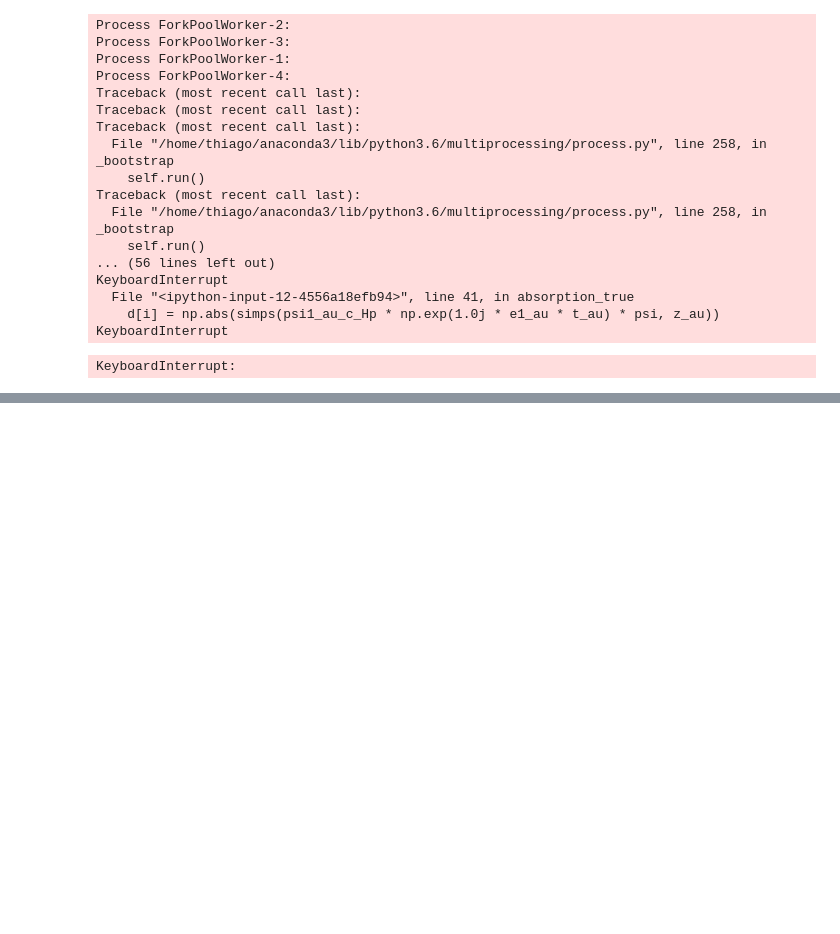
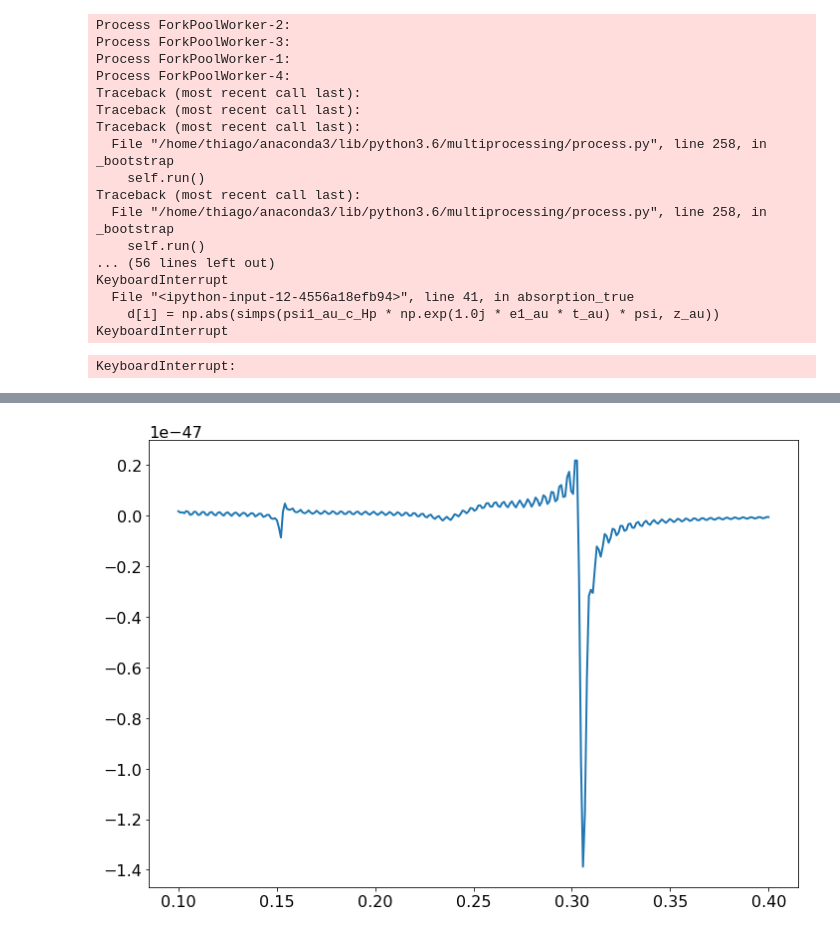
Before and after one commit to thiagolcmelo/msc, a Jupyter notebook: poco-quantico-com-barreiras.ipynb, the cells around one changed output, grey strips where cells are left out. Cells and saved outputs as stored; diff of their text form; code cells hidden in the pictures; blank space fills up the shorter version.

```diff
--- a/poco-quantico-com-barreiras.ipynb
+++ b/poco-quantico-com-barreiras.ipynb
@@ -744,0 +765,6 @@ KeyboardInterrupt:
+# %%
+loads1 = np.load("absorption_2_cos.npz")
+plt.plot(loads1['arr_0'], loads1['arr_1'])
+plt.show()
+# %% [output]
+[figure, added]
```
Also changed, not shown: parts of 10 cells of this notebook, 12 other files.
